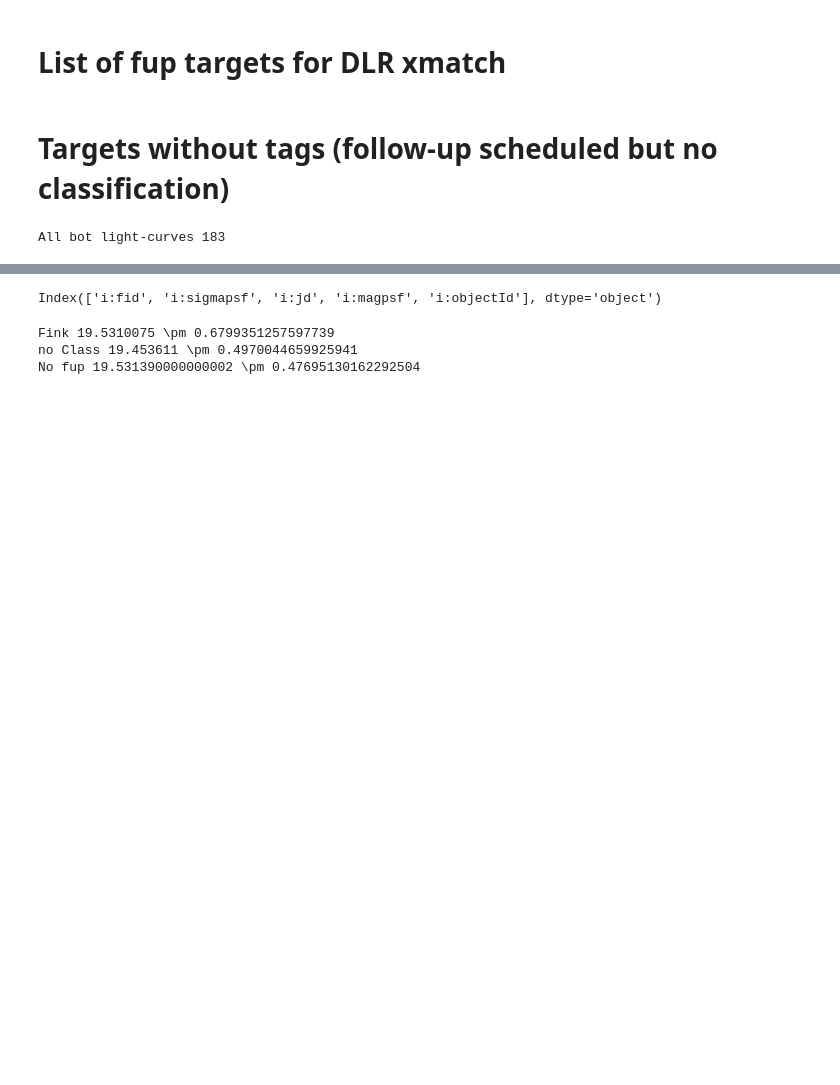
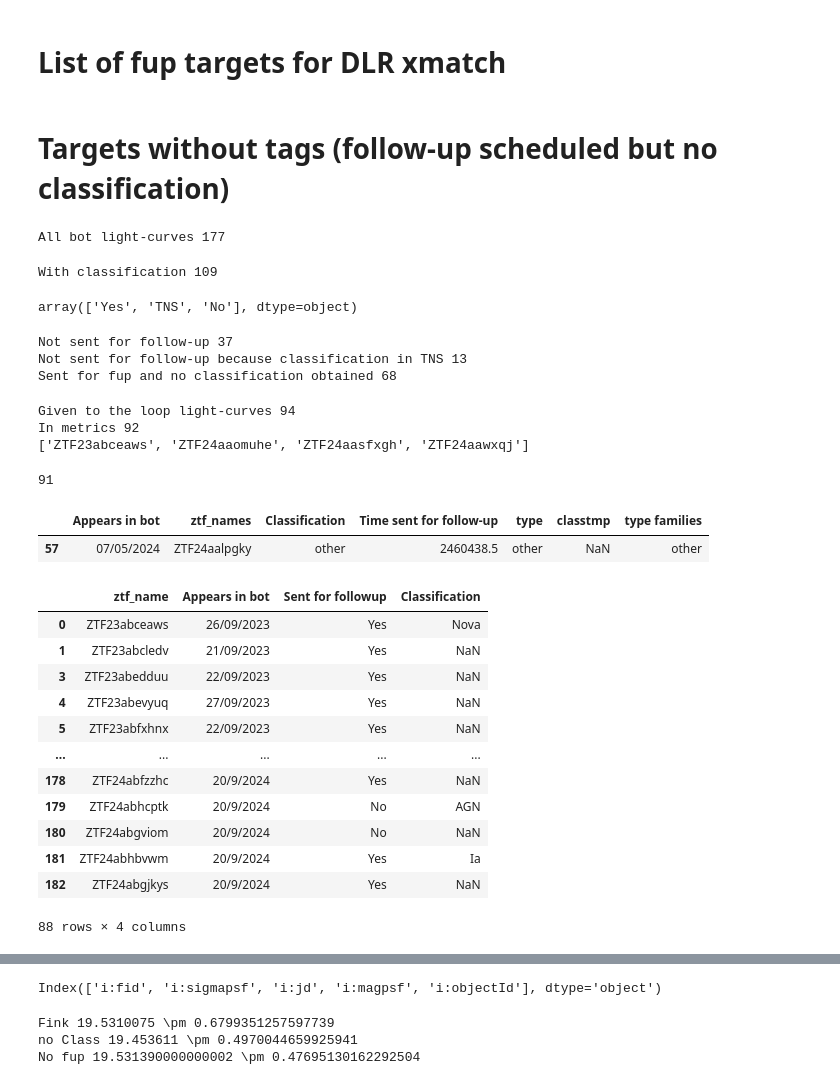
Before and after one commit to Fink-analyses/Active_Learning_earlySNIa, a Jupyter notebook: notebooks/a_analysis_fuptargets.ipynb, the cells around one changed output, grey strips where cells are left out. Saved outputs shown, nothing was run; the diff lists cells and outputs as text; code cells hidden in the pictures; blank space fills up the shorter version.

```diff
--- a/notebooks/a_analysis_fuptargets.ipynb
+++ b/notebooks/a_analysis_fuptargets.ipynb
@@ -307,7 +287,70 @@ for k in used_names_dic.keys():
 # Targets without tags (follow-up scheduled but no classification)
 # %%
 df_all_fup = pd.read_csv('../classifications/ALbot_allfup.csv')
+df_all_fup.sort_values('Appears in bot',ascending=True)
+df_all_fup = df_all_fup.drop_duplicates(subset=['ztf_name'],keep='first')
 print(f"All bot light-curves {len(df_all_fup)}")
 # %% [output]
-All bot light-curves 183
+All bot light-curves 177
+# %%
+print(f"With classification {len(df_all_fup[~df_all_fup['Classification'].isna()])}")
+df_all_fup['Sent for followup'].unique()
+# %% [output]
+With classification 109
+array(['Yes', 'TNS', 'No'], dtype=object)
+# %%
+print(f"Not sent for follow-up {len(df_all_fup[(df_all_fup['Sent for followup']=='No')])}")
+print(f"Not sent for follow-up because classification in TNS {len(df_all_fup[(df_all_fup['Sent for followup']=='No') & (~df_all_fup['Classification'].isna())])}")
+df_no_classification = df_all_fup[df_all_fup['Classification'].isna()].copy()
+print(f"Sent for fup and no classification obtained {len(df_no_classification)}")
+
+df_no_classification['fup requested'] = [Time(datetime.strptime(d[0], '%d/%m/%Y')).jd for d in df_no_classification[['Appears in bot']].values]
+df_no_classification["fup requested (str)"] = df_no_classification.loc[:, "fup requested"].apply(
+        lambda x: Time(x, format="jd").strftime("%Y%m%d")
+    )
+df_no_classification['label acquired'] = df_no_classification['fup requested'] + 1
+df_no_classification = df_no_classification.rename(columns={'ztf_name':'i:objectId'})
+# %% [output]
+Not sent for follow-up 37
+Not sent for follow-up because classification in TNS 13
+Sent for fup and no classification obtained 68
+# %%
+# for AL loop
+df_for_ALloop = pd.read_csv('../classifications/ALbot_with_classifications_curated_original.tsv', sep='\t')
+print(f"Given to the loop light-curves {len(df_for_ALloop)}")
+print(f"In metrics {len(df_dic['FINK'])}")
+print([k for k in df_for_ALloop.ztf_names.values if k not in df_dic['FINK'].ztf_names.values])
+
+# print(df_all_fup[df_all_fup['ztf_name'].isin(df_for_ALloop.ztf_names.values)].groupby('Classification').size().to_latex(index=True))
+
+# print(df_all_fup[df_all_fup['ztf_name'].isin(df_dic['FINK'].ztf_names.values)].groupby('Classification').size().to_latex(index=True))
+# %% [output]
+Given to the loop light-curves 94
+In metrics 92
+['ZTF23abceaws', 'ZTF24aaomuhe', 'ZTF24aasfxgh', 'ZTF24aawxqj']
+# %%
+print(len([k for k in df_dic['FINK'].ztf_names.values if k in df_all_fup.ztf_name.values]))
+name_notin_fup = [k for k in df_dic['FINK'].ztf_names.values if k not in df_all_fup.ztf_name.values]
+df_dic['FINK'][df_dic['FINK'].ztf_names==name_notin_fup[0]]
+# %% [output]
+91
+|  | Appears in bot | ztf_names | Classification | Time sent for follow-up | type | classtmp | type families |
+| 57 | 07/05/2024 | ZTF24aalpgky | other | 2460438.5 | other | NaN | other |
+# %%
+names_not_in_AL_loop = [k for k in df_all_fup.ztf_name.values if k not in  df_dic['FINK'].ztf_names.values]
+df_all_fup[df_all_fup.ztf_name.isin(names_not_in_AL_loop)]
+# %% [output]
+|  | ztf_name | Appears in bot | Sent for followup | Classification |
+| 0 | ZTF23abceaws | 26/09/2023 | Yes | Nova |
+| 1 | ZTF23abcledv | 21/09/2023 | Yes | NaN |
+| 3 | ZTF23abedduu | 22/09/2023 | Yes | NaN |
+| 4 | ZTF23abevyuq | 27/09/2023 | Yes | NaN |
+| 5 | ZTF23abfxhnx | 22/09/2023 | Yes | NaN |
+| ... | ... | ... | ... | ... |
+| 178 | ZTF24abfzzhc | 20/9/2024 | Yes | NaN |
+| 179 | ZTF24abhcptk | 20/9/2024 | No | AGN |
+| 180 | ZTF24abgviom | 20/9/2024 | No | NaN |
+| 181 | ZTF24abhbvwm | 20/9/2024 | Yes | Ia |
+| 182 | ZTF24abgjkys | 20/9/2024 | Yes | NaN |
+88 rows × 4 columns
 # %%
```
Also changed, not shown: parts of 5 cells of this notebook, 4 other files.
